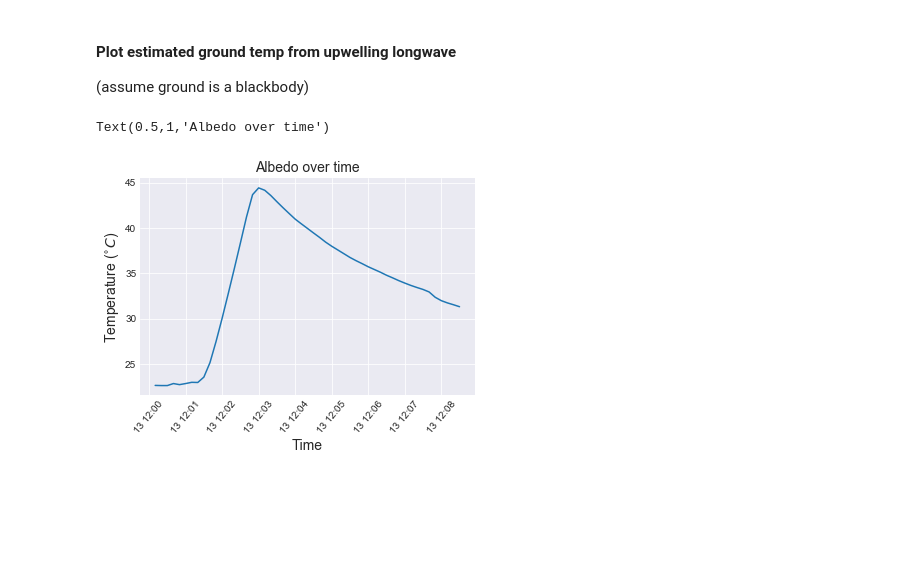
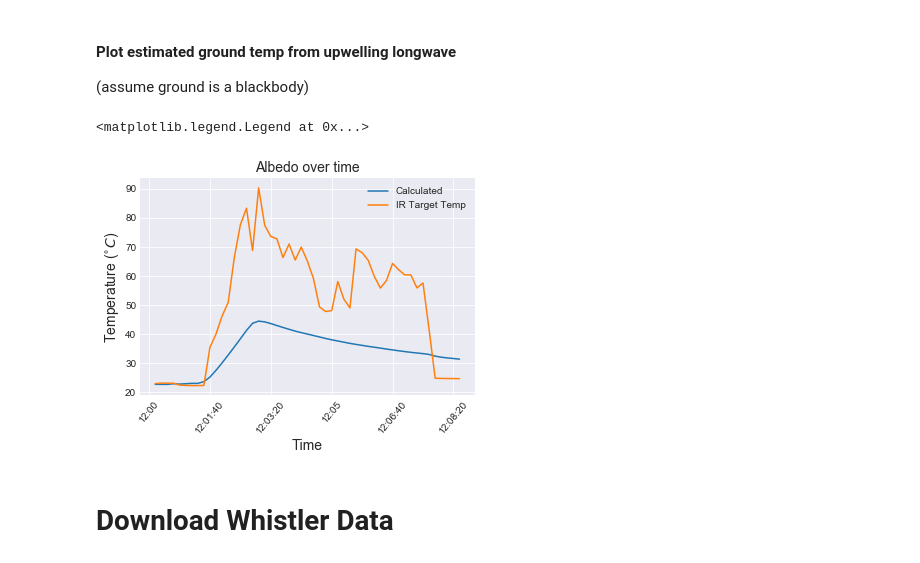
Before and after one commit to Pearl-Ayem/a303_course_work, a Jupyter notebook: Lab 9/Lab 9 Analysis.ipynb, the cells around one changed output. Drawn from its saved outputs; the diff is of its cells as text; code cells hidden in the pictures; blank space fills up the shorter version.

```diff
--- a/Lab 9/Lab 9 Analysis.ipynb
+++ b/Lab 9/Lab 9 Analysis.ipynb
@@ -131,9 +129,16 @@ solar_part2['ground_temp_calc']=stefan_boltzman(solar_part2['tc_lw_down'])
 # %%
-plt.plot(solar_part2['time'],solar_part2['ground_temp_calc'])
+solar_part2['ground_temp_calc']=stefan_boltzman(solar_part2['tc_lw_down'])
+
+
+plt.plot(solar_part2['time'].dt.time,solar_part2['ground_temp_calc'])
+plt.plot(infra['time'].dt.time,infra['targ_temp'])
 plt.ylabel('Temperature ($^{\circ} C$)',fontsize=14)
 plt.xlabel('Time',fontsize=14)
 plt.xticks(rotation=50)
 plt.title('Albedo over time',fontsize=14)
+plt.legend(['Calculated','IR Target Temp'])
 # %% [output]
-Text(0.5,1,'Albedo over time')
+<matplotlib.legend.Legend at 0x...>
-[figure, old version]
+[figure, new version]
+# %% [markdown]
+# Download Whistler Data
```
Also changed, not shown: parts of 2 cells of this notebook, 4 other files.
